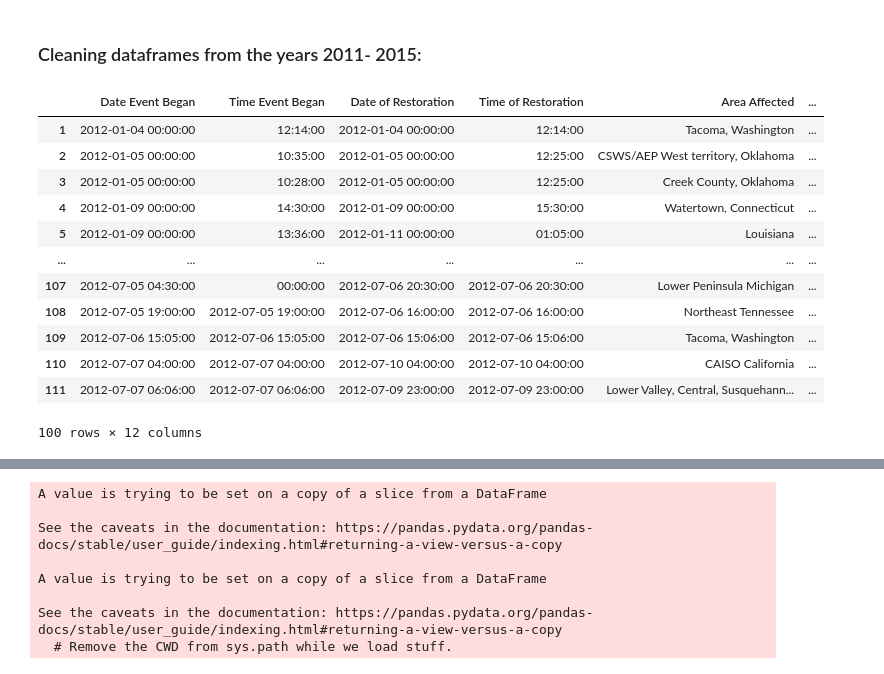
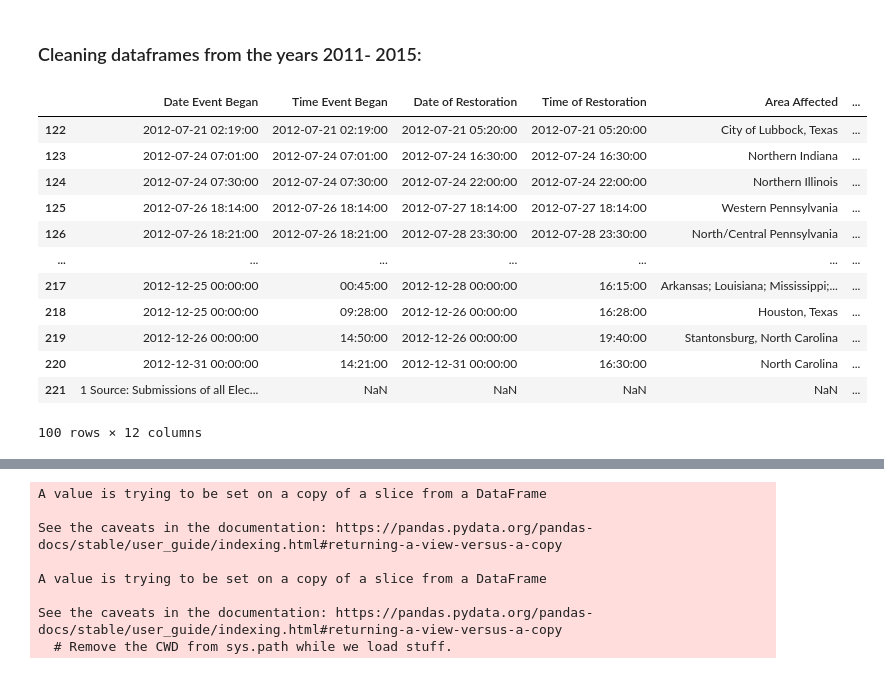
Before and after one commit to Meg-Guidry/maven_power_outage_challenge, a Jupyter notebook: Maven_Power_Outage_Challenge_Notebook.ipynb, the cells around one changed output, grey strips where cells are left out. Drawn from its saved outputs; the diff is of its cells as text; code cells hidden in the pictures.

```diff
--- a/Maven_Power_Outage_Challenge_Notebook.ipynb
+++ b/Maven_Power_Outage_Challenge_Notebook.ipynb
@@ -408,20 +390,20 @@ These are the columns for sheet 2010 None
 ### Cleaning dataframes from the years 2011- 2015:
 # %%
 # Now we will move on to the dataframes that contain data for years 2011 - 2014. Lets look at the dataframe:
-DF_dict["2012"].head(100)
+DF_dict["2012"].tail(100)
 # %% [output]
 |  | Date Event Began | Time Event Began | Date of Restoration | Time of Restoration | Area Affected | ... |
-| 1 | 2012-01-04 00:00:00 | 12:14:00 | 2012-01-04 00:00:00 | 12:14:00 | Tacoma, Washington | ... |
-| 2 | 2012-01-05 00:00:00 | 10:35:00 | 2012-01-05 00:00:00 | 12:25:00 | CSWS/AEP West territory, Oklahoma | ... |
-| 3 | 2012-01-05 00:00:00 | 10:28:00 | 2012-01-05 00:00:00 | 12:25:00 | Creek County, Oklahoma | ... |
-| 4 | 2012-01-09 00:00:00 | 14:30:00 | 2012-01-09 00:00:00 | 15:30:00 | Watertown, Connecticut | ... |
-| 5 | 2012-01-09 00:00:00 | 13:36:00 | 2012-01-11 00:00:00 | 01:05:00 | Louisiana | ... |
+| 122 | 2012-07-21 02:19:00 | 2012-07-21 02:19:00 | 2012-07-21 05:20:00 | 2012-07-21 05:20:00 | City of Lubbock, Texas | ... |
+| 123 | 2012-07-24 07:01:00 | 2012-07-24 07:01:00 | 2012-07-24 16:30:00 | 2012-07-24 16:30:00 | Northern Indiana | ... |
+| 124 | 2012-07-24 07:30:00 | 2012-07-24 07:30:00 | 2012-07-24 22:00:00 | 2012-07-24 22:00:00 | Northern Illinois | ... |
+| 125 | 2012-07-26 18:14:00 | 2012-07-26 18:14:00 | 2012-07-27 18:14:00 | 2012-07-27 18:14:00 | Western Pennsylvania | ... |
+| 126 | 2012-07-26 18:21:00 | 2012-07-26 18:21:00 | 2012-07-28 23:30:00 | 2012-07-28 23:30:00 | North/Central Pennsylvania | ... |
 | ... | ... | ... | ... | ... | ... | ... |
-| 107 | 2012-07-05 04:30:00 | 00:00:00 | 2012-07-06 20:30:00 | 2012-07-06 20:30:00 | Lower Peninsula Michigan | ... |
-| 108 | 2012-07-05 19:00:00 | 2012-07-05 19:00:00 | 2012-07-06 16:00:00 | 2012-07-06 16:00:00 | Northeast Tennessee | ... |
-| 109 | 2012-07-06 15:05:00 | 2012-07-06 15:05:00 | 2012-07-06 15:06:00 | 2012-07-06 15:06:00 | Tacoma, Washington | ... |
-| 110 | 2012-07-07 04:00:00 | 2012-07-07 04:00:00 | 2012-07-10 04:00:00 | 2012-07-10 04:00:00 | CAISO California | ... |
-| 111 | 2012-07-07 06:06:00 | 2012-07-07 06:06:00 | 2012-07-09 23:00:00 | 2012-07-09 23:00:00 | Lower Valley, Central, Susquehann... | ... |
+| 217 | 2012-12-25 00:00:00 | 00:45:00 | 2012-12-28 00:00:00 | 16:15:00 | Arkansas; Louisiana; Mississippi;... | ... |
+| 218 | 2012-12-25 00:00:00 | 09:28:00 | 2012-12-26 00:00:00 | 16:28:00 | Houston, Texas | ... |
+| 219 | 2012-12-26 00:00:00 | 14:50:00 | 2012-12-26 00:00:00 | 19:40:00 | Stantonsburg, North Carolina | ... |
+| 220 | 2012-12-31 00:00:00 | 14:21:00 | 2012-12-31 00:00:00 | 16:30:00 | North Carolina | ... |
+| 221 | 1 Source: Submissions of all Elec... | NaN | NaN | NaN | NaN | ... |
 100 rows × 12 columns
 # %%
 # Step one, drop values from "Date Event Began" that are not datetime datatypes:
```
Also changed, not shown: parts of 37 cells of this notebook, 2 other files.
